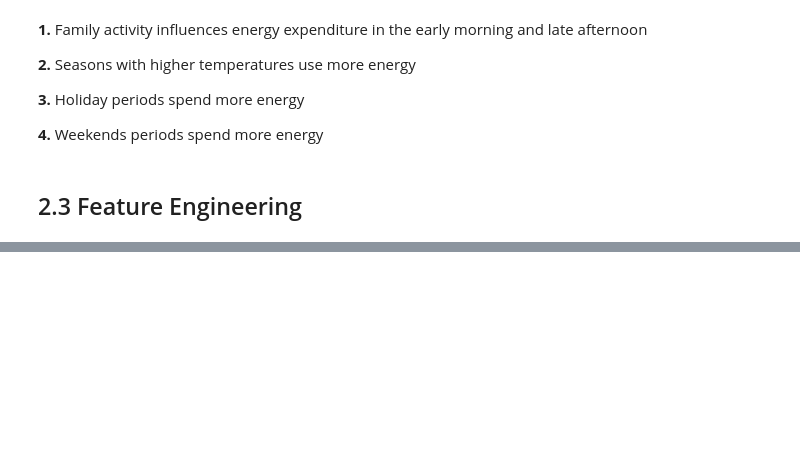
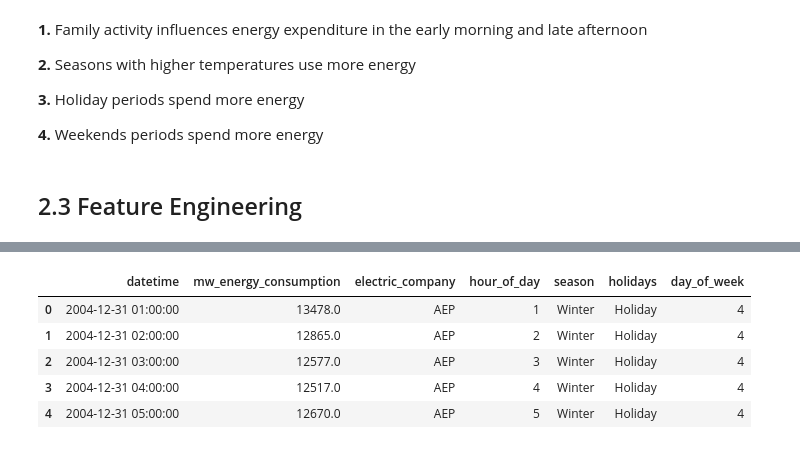
Before and after one commit to panambY/Hourly_Energy_Consumption, a Jupyter notebook: Hourly_Energy_Consumption.ipynb, the cells around one changed output, grey strips where cells are left out. Drawn from its saved outputs; the diff is of its cells as text; code cells hidden in the pictures; blank space fills up the shorter version.

```diff
--- a/Hourly_Energy_Consumption.ipynb
+++ b/Hourly_Energy_Consumption.ipynb
@@ -364,0 +323,11 @@ Name: holiday, dtype: int64
+# %%
+df3 = df2.copy()
+# %%
+df3.head()
+# %% [output]
+|  | datetime | mw_energy_consumption | electric_company | hour_of_day | season | holidays | day_of_week |
+| 0 | 2004-12-31 01:00:00 | 13478.0 | AEP | 1 | Winter | Holiday | 4 |
+| 1 | 2004-12-31 02:00:00 | 12865.0 | AEP | 2 | Winter | Holiday | 4 |
+| 2 | 2004-12-31 03:00:00 | 12577.0 | AEP | 3 | Winter | Holiday | 4 |
+| 3 | 2004-12-31 04:00:00 | 12517.0 | AEP | 4 | Winter | Holiday | 4 |
+| 4 | 2004-12-31 05:00:00 | 12670.0 | AEP | 5 | Winter | Holiday | 4 |
```
Also changed, not shown: parts of 11 cells of this notebook.
